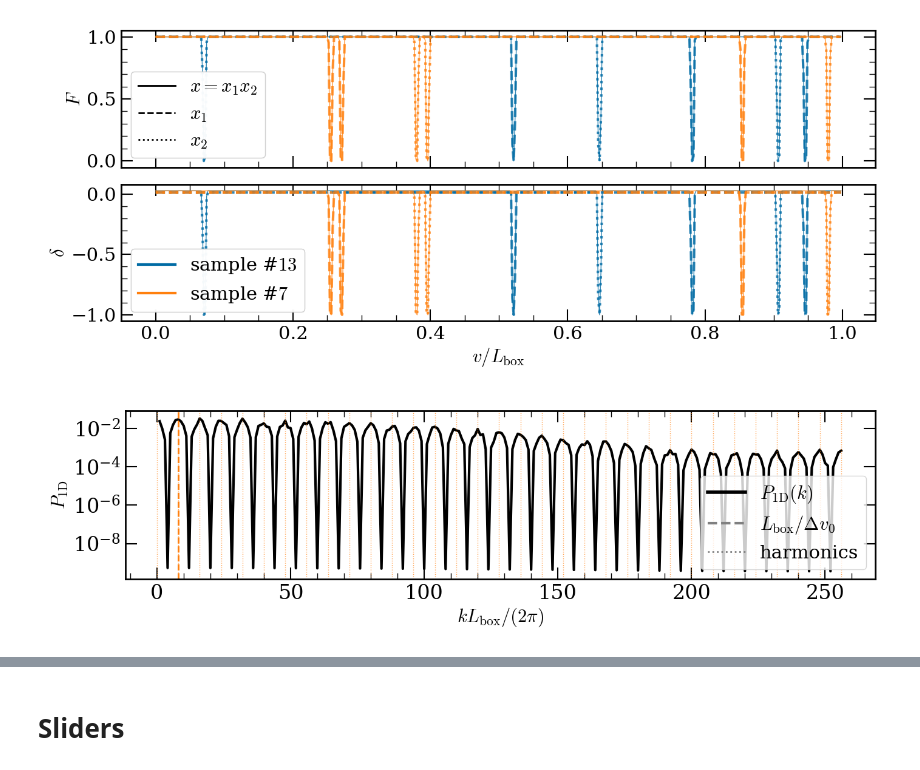
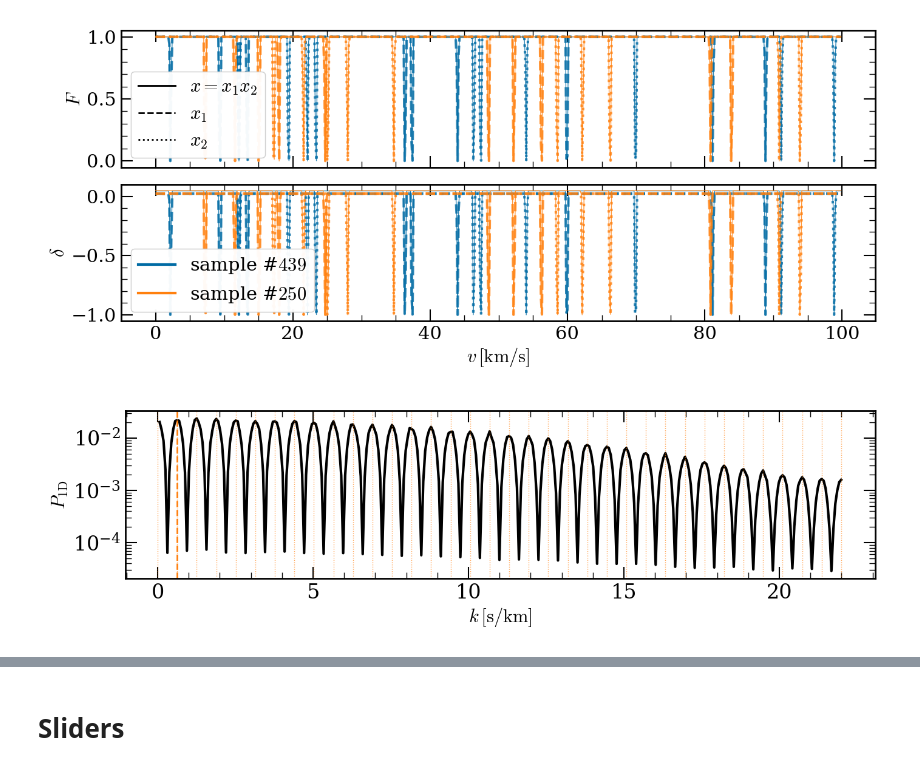
Before and after one commit to daniellopezcano/SkewerJAX, a Jupyter notebook: notebooks/toy_2PCF.ipynb, the cells around one changed output, grey strips where cells are left out. Saved outputs shown, nothing was run; the diff lists cells and outputs as text; code cells hidden in the pictures.

Commit message:
fixes in the plotting functions

```diff
--- a/notebooks/toy_2PCF.ipynb
+++ b/notebooks/toy_2PCF.ipynb
@@ -34,10 +34,10 @@ INFO:2026-05-09 15:44:17,010:jax._src.xla_bridge:752: Unable to initialize backe
 # %%
 seed = 137
-N_samples = 16
-Npix = 512
+N_samples = 512
+Npix = 700
 L_box = 100
 
-delta_v_list = [0.0, L_box / 8]
+delta_v_list = [0.0, L_box / 10]
 # %%
 dv = L_box / Npix
 v = np.arange(Npix) * dv
@@ -60,8 +60,8 @@ tau_fields = gen.sample(N_samples=N_samples, seed=seed)
 
 # ------------ generate shifted spike tau field ------------ #
 
-n_pairs = 3
-sigma_list = [L_box / 1000, L_box / 1000]
+n_pairs = 10
+sigma_list = [L_box / 2000, L_box / 2000]
 amplitude_list = [10.0, 10.0]
 gen = sjx.skewers.toy_skewers.ShiftedSpikeTauGenerator1D(
     Npix=Npix, L_box=L_box, delta_v_list=delta_v_list, sigma_list=sigma_list, amplitude_list=amplitude_list, n_pairs=n_pairs,
@@ -90,40 +90,40 @@ fig, axes = plt.subplots(figsize=(14, 6), nrows=2, ncols=1, sharex=True)
 for j, i in enumerate(idx):
     c = colors[j % len(colors)]
 
-    axes[0].plot(v / L_box, x[i],  lw=1.0, alpha=0.8, color=c, ls="-")
-    axes[0].plot(v / L_box, x1[i], lw=3.0, alpha=0.8, color=c, ls="--")
-    axes[0].plot(v / L_box, x2[i], lw=3.0, alpha=0.8, color=c, ls=":")
+    axes[0].plot(v, x[i],  lw=1.0, alpha=0.8, color=c, ls="-")
+    axes[0].plot(v, x1[i], lw=3.0, alpha=0.8, color=c, ls="--")
+    axes[0].plot(v, x2[i], lw=3.0, alpha=0.8, color=c, ls=":")
 
-    axes[1].plot(v / L_box, delta_x[i],  lw=1.0, alpha=0.8, color=c, ls="-")
-    axes[1].plot(v / L_box, delta_x1[i], lw=3.0, alpha=0.8, color=c, ls="--")
-    axes[1].plot(v / L_box, delta_x2[i], lw=3.0, alpha=0.8, color=c, ls=":")
+    axes[1].plot(v, delta_x[i],  lw=1.0, alpha=0.8, color=c, ls="-")
+    axes[1].plot(v, delta_x1[i], lw=3.0, alpha=0.8, color=c, ls="--")
+    axes[1].plot(v, delta_x2[i], lw=3.0, alpha=0.8, color=c, ls=":")
 
 axes[0].set_ylabel(r"$F$", fontsize=22)
 axes[0].tick_params(axis="both", labelsize=22)
 
-axes[1].set_xlabel(r"$v / L_\mathrm{box}$", fontsize=22)
+axes[1].set_xlabel(r"$v \, \left[ \mathrm{km} / \mathrm{s} \right]$", fontsize=22)
 axes[1].set_ylabel(r"$\delta$", fontsize=22)
 axes[1].tick_params(axis="both", labelsize=22)
 
 # Legend for line styles
 style_legend = [
     Line2D([0], [0], color="k", lw=2.0, ls="-",  label=r"$x = x_1 x_2$"),
     Line2D([0], [0], color="k", lw=2.0, ls="--", label=r"$x_1$"),
     Line2D([0], [0], color="k", lw=2.0, ls=":",  label=r"$x_2$"),
 ]
 
 # Legend for selected sample indices
 sample_legend = [
     Line2D([0], [0], color=colors[j % len(colors)], lw=3.0, ls="-", label=fr"sample #${i}$") for j, i in enumerate(idx)
 ]
 
 leg1 = axes[0].legend(handles=style_legend, fontsize=22, loc="lower left")
 axes[0].add_artist(leg1)
 leg2 = axes[1].legend(handles=sample_legend, fontsize=22, loc="lower left")
 axes[1].add_artist(leg2)
 
 plt.tight_layout()
 plt.show()
 # %% [output]
-[figure, old version]
+[figure, new version]
 # %%
@@ -136,36 +135,29 @@ Pk = np.mean(Pk_per_sample, axis=0).real
 # %%
 fig, ax = plt.subplots(figsize=(14, 4))
 
-# Total P1D
-ax.plot(k_norm[1:], Pk[1:], lw=3.0, color="black")
+ax.plot(k[1:], Pk[1:], lw=3.0, color="black") # Total P1D
 
 # Fundamental mode and harmonics
 for j, delta_v_0 in enumerate(delta_v_list):
     if delta_v_0 != 0.0:
         c = colors[j % len(colors)]
-        k0_norm = L_box / delta_v_0   # Characteristic frequency from Delta v_0
-        n_max_harmonic = int(np.floor((Npix / 2) / k0_norm))
+        k0 = 2 * np.pi / delta_v_0   # Characteristic frequency from Delta v_0
+        ax.axvline(k0, color=c, lw=2.0, ls="--")
 
-        ax.axvline(k0_norm, color=c, lw=2.0, ls="--")
+        n_max_harmonic = int(np.floor((delta_v_0 / (2*dv))))
         for n in range(0, n_max_harmonic + 1):
-            ax.axvline(n * k0_norm, color=c, lw=1.0, ls=":", alpha=0.7)
+            ax.axvline(n * k0, color=c, lw=1.0, ls=":", alpha=0.7)
 
-# Custom legend
-legend_handles = [
-    Line2D([0], [0], color="black", lw=4.0, ls="-",  label=r"$P_{\rm 1D}(k)$"),
-    Line2D([0], [0], color="grey", lw=3.0, ls="--", label=r"$L_{\rm box}/\Delta v_0$"),
-    Line2D([0], [0], color="grey", lw=2.0, ls=":",  label=r"harmonics"),
-]
-
+# ax.set_ylim([0.00001, 0.1])
+# ax.set_xlim([0.0, 18])
 ax.set_yscale("log")
-ax.set_xlabel(r"$kL_\mathrm{box}/(2\pi)$", fontsize=22)
 ax.set_ylabel(r"$P_{\rm 1D}$", fontsize=22)
-ax.legend(handles=legend_handles, fontsize=22)
+ax.set_xlabel(r"$k \, \left[ \mathrm{s} / \mathrm{km} \right]$", fontsize=22)
 
 plt.tight_layout()
 plt.show()
 # %% [output]
-[figure, old version]
+[figure, new version]
 # %%
 lags = (np.arange(Npix) - Npix // 2) * dv
 lags_norm = lags / L_box
```
Also changed, not shown: parts of 5 cells of this notebook, 5 other files.
